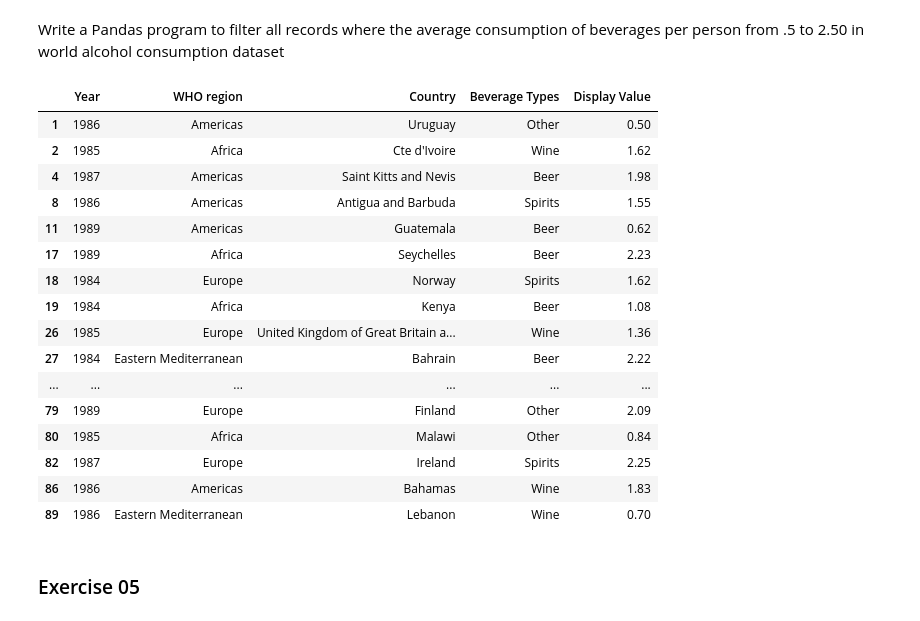
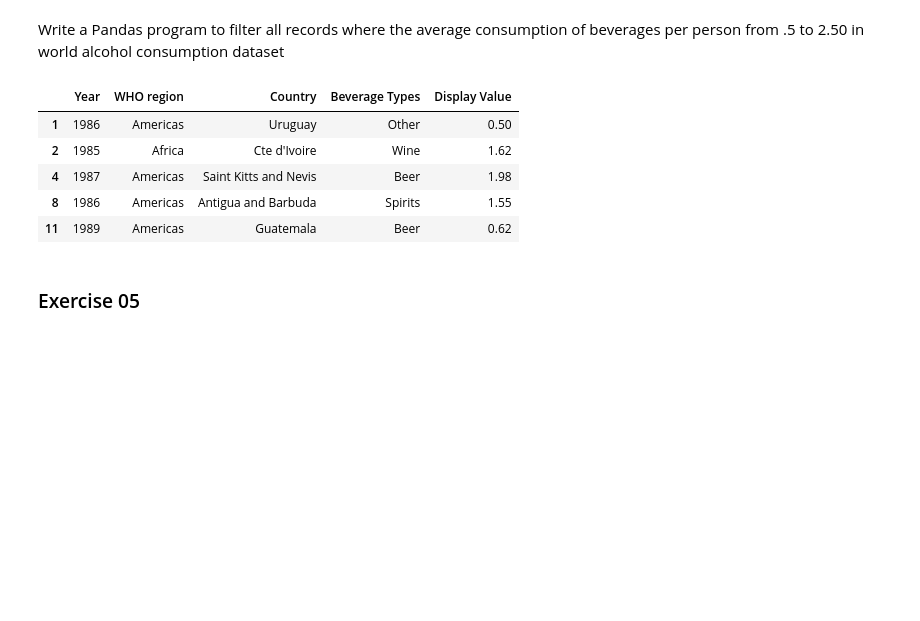
Before and after one commit to minemi-su/Exercises_PY, a Jupyter notebook: Data Manipulation/More_Exercises.ipynb, the cells around one changed output. Cells and saved outputs as stored; diff of their text form; code cells hidden in the pictures; blank space fills up the shorter version.

```diff
--- a/Data Manipulation/More_Exercises.ipynb
+++ b/Data Manipulation/More_Exercises.ipynb
@@ -52,25 +64,14 @@ T_world_alcohol.loc[(T_world_alcohol['WHO region']== 'Eastern Mediterranean') +
 # %% [markdown]
 Write a Pandas program to filter all records where the average consumption of beverages per person from .5 to 2.50 in world alcohol consumption dataset
 # %%
-T_world_alcohol.loc[(T_world_alcohol['Display Value'] >=0.5) & (T_world_alcohol['Display Value'] < 2.5)]
+T_world_alcohol.loc[(T_world_alcohol['Display Value'] >=0.5) & (T_world_alcohol['Display Value'] < 2.5)].head()
 # %% [output]
 |  | Year | WHO region | Country | Beverage Types | Display Value |
 | 1 | 1986 | Americas | Uruguay | Other | 0.50 |
 | 2 | 1985 | Africa | Cte d'Ivoire | Wine | 1.62 |
 | 4 | 1987 | Americas | Saint Kitts and Nevis | Beer | 1.98 |
 | 8 | 1986 | Americas | Antigua and Barbuda | Spirits | 1.55 |
 | 11 | 1989 | Americas | Guatemala | Beer | 0.62 |
-| 17 | 1989 | Africa | Seychelles | Beer | 2.23 |
-| 18 | 1984 | Europe | Norway | Spirits | 1.62 |
-| 19 | 1984 | Africa | Kenya | Beer | 1.08 |
-| 26 | 1985 | Europe | United Kingdom of Great Britain a... | Wine | 1.36 |
-| 27 | 1984 | Eastern Mediterranean | Bahrain | Beer | 2.22 |
-| ... | ... | ... | ... | ... | ... |
-| 79 | 1989 | Europe | Finland | Other | 2.09 |
-| 80 | 1985 | Africa | Malawi | Other | 0.84 |
-| 82 | 1987 | Europe | Ireland | Spirits | 2.25 |
-| 86 | 1986 | Americas | Bahamas | Wine | 1.83 |
-| 89 | 1986 | Eastern Mediterranean | Lebanon | Wine | 0.70 |
 # %% [markdown]
 ### Exercise 05
 # %% [markdown]
```
Also changed, not shown: parts of 28 cells of this notebook.
